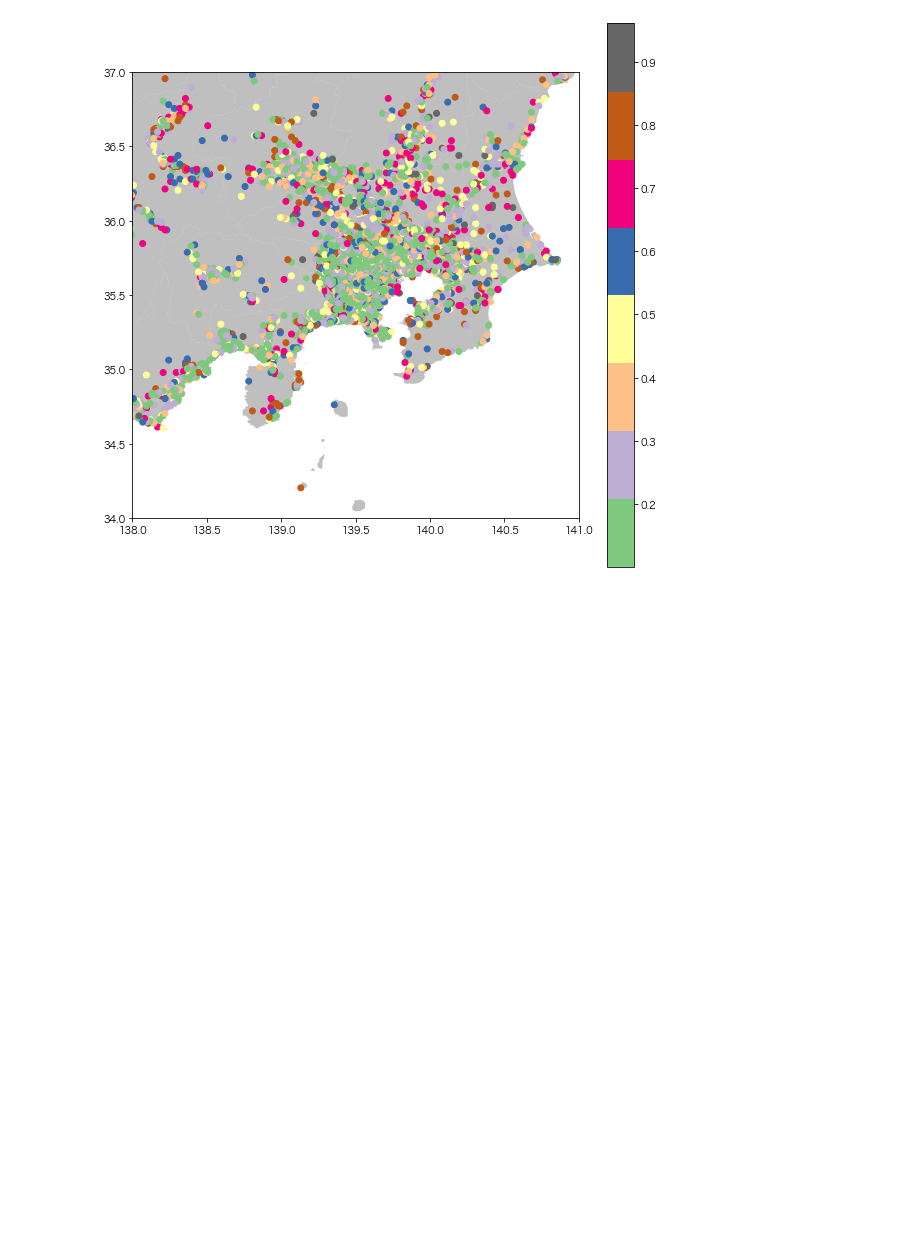
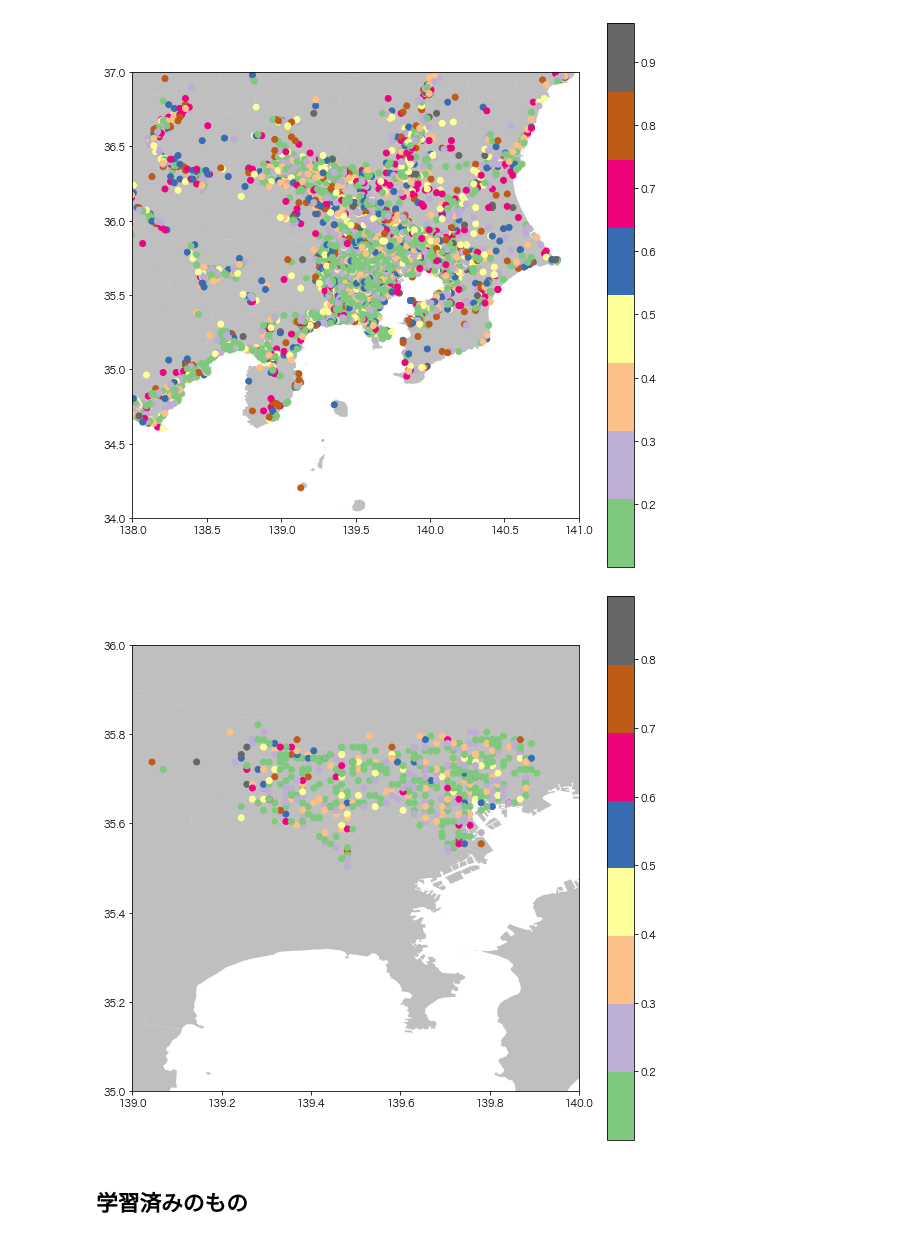
Before and after one commit to KamonohashiPerry/traffic_accident_analysis, a Jupyter notebook: Traffic_Accident_Analysis.ipynb, the cells around one changed output. Saved outputs shown, nothing was run; the diff lists cells and outputs as text; code cells hidden in the pictures; blank space fills up the shorter version.

```diff
--- a/Traffic_Accident_Analysis.ipynb
+++ b/Traffic_Accident_Analysis.ipynb
@@ -2165,0 +2189,9 @@ plt.ylim([34,37]);
+# %%
+ax = jpn_df.plot(figsize=(10,10), color='gray', alpha=0.5)
+result_geo_df.query(' prefecture == "東京" ').plot(ax=ax, column='pred_value', cmap="Accent", legend=True)
+plt.xlim([139,140]);
+plt.ylim([35,36]);
+# %% [output]
+[figure, added]
+# %% [markdown]
+## 学習済みのもの
```
Also changed, not shown: parts of 22 cells of this notebook, 2 other files.
